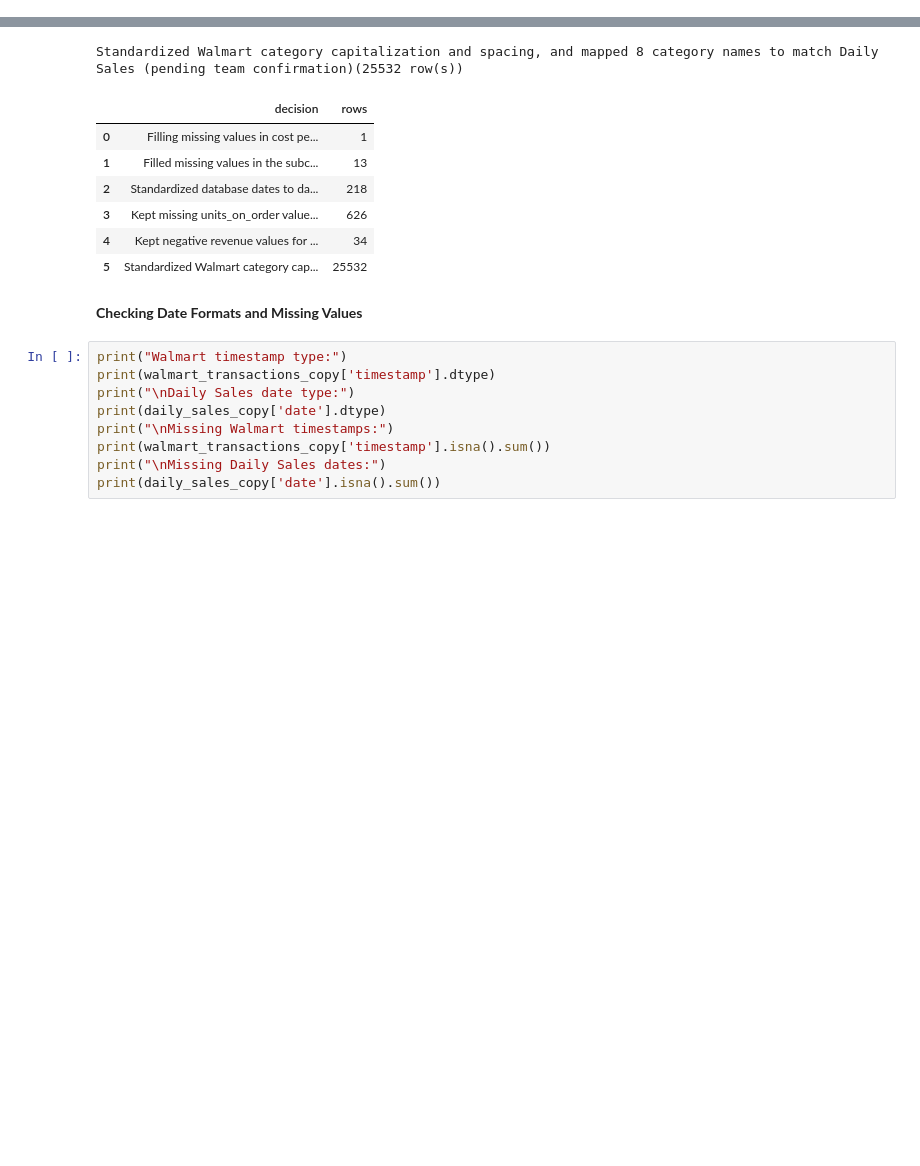
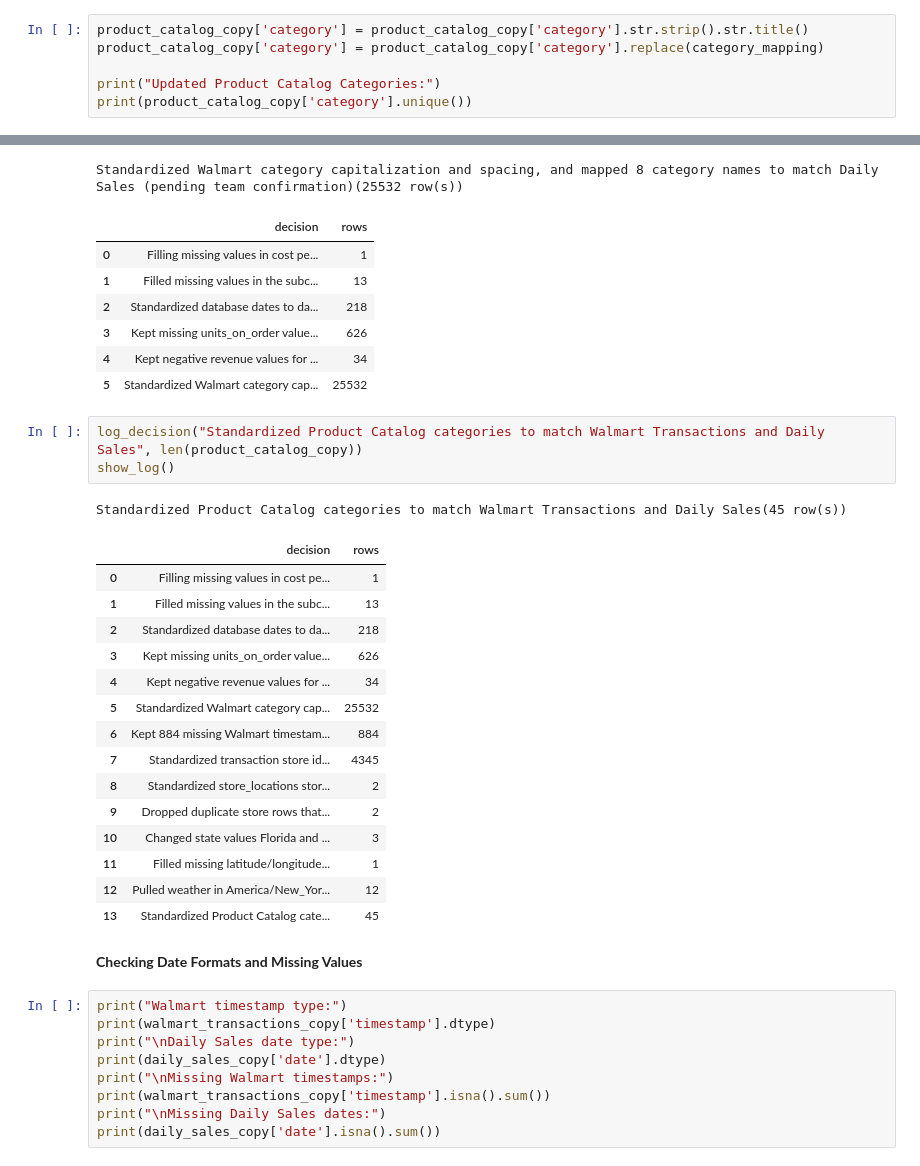
Before and after one commit to prabhnoor14/walmart-hurricane-project, a Jupyter notebook: notebooks/team_notebook.ipynb, the cells around one changed output, grey strips where cells are left out. Saved outputs shown, nothing was run; the diff lists cells and outputs as text; blank space fills up the shorter version.

Commit message:
Standardized product catalog categories across tables

```diff
--- a/notebooks/team_notebook.ipynb
+++ b/notebooks/team_notebook.ipynb
@@ -609,0 +633,6 @@ Missing Walmart categories: 0
+# %%
+product_catalog_copy['category'] = product_catalog_copy['category'].str.strip().str.title()
+product_catalog_copy['category'] = product_catalog_copy['category'].replace(category_mapping)
+
+print("Updated Product Catalog Categories:")
+print(product_catalog_copy['category'].unique())
@@ -621,6 +666,26 @@ Standardized Walmart category capitalization and spacing, and mapped 8 category
 | 3 | Kept missing units_on_order value... | 626 |
 | 4 | Kept negative revenue values for ... | 34 |
 | 5 | Standardized Walmart category cap... | 25532 |
+# %%
+log_decision("Standardized Product Catalog categories to match Walmart Transactions and Daily Sales", len(product_catalog_copy))
+show_log()
+# %% [output]
+Standardized Product Catalog categories to match Walmart Transactions and Daily Sales(45 row(s))
+|  | decision | rows |
+| 0 | Filling missing values in cost pe... | 1 |
+| 1 | Filled missing values in the subc... | 13 |
+| 2 | Standardized database dates to da... | 218 |
+| 3 | Kept missing units_on_order value... | 626 |
+| 4 | Kept negative revenue values for ... | 34 |
+| 5 | Standardized Walmart category cap... | 25532 |
+| 6 | Kept 884 missing Walmart timestam... | 884 |
+| 7 | Standardized transaction store id... | 4345 |
+| 8 | Standardized store_locations stor... | 2 |
+| 9 | Dropped duplicate store rows that... | 2 |
+| 10 | Changed state values Florida and ... | 3 |
+| 11 | Filled missing latitude/longitude... | 1 |
+| 12 | Pulled weather in America/New_Yor... | 12 |
+| 13 | Standardized Product Catalog cate... | 45 |
 # %% [markdown]
 **Checking Date Formats and Missing Values**
 # %%
```
Also changed, not shown: parts of 5 cells of this notebook.
